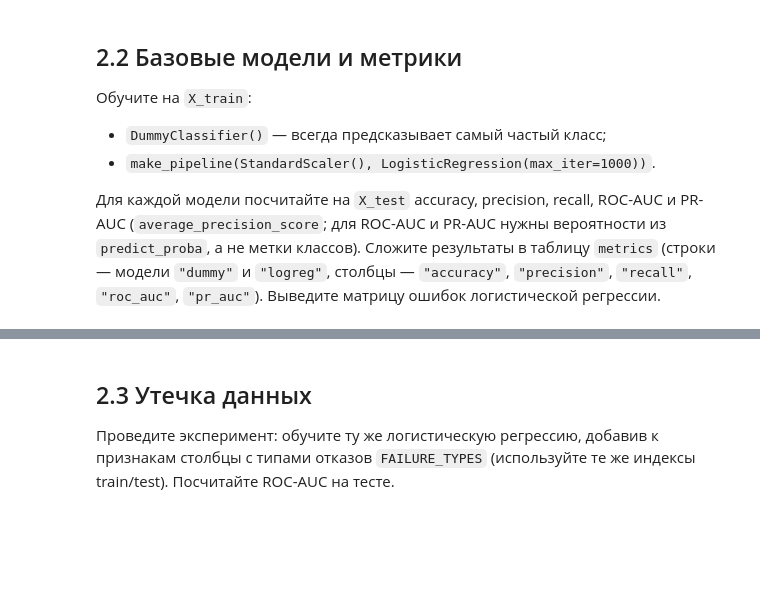
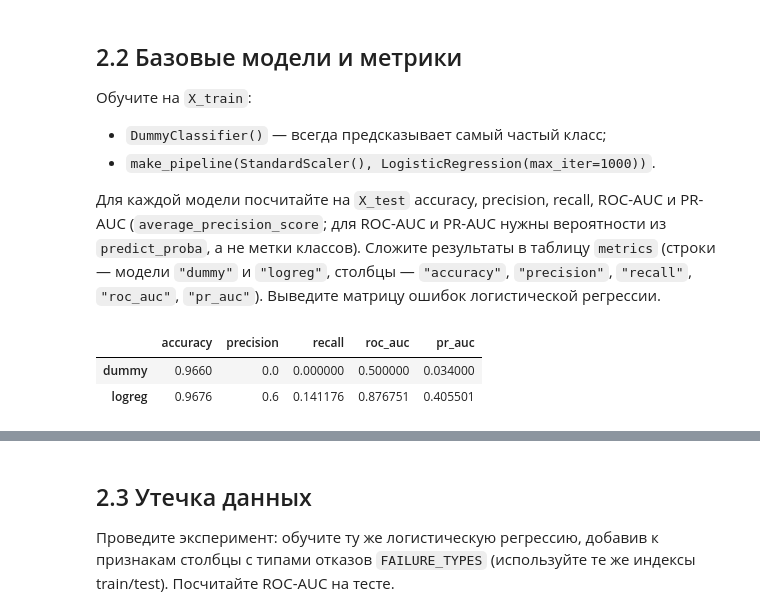
Before and after one commit to SashaVeremchuk/GP_ML_2026, a Jupyter notebook: Seminar_2_HW.ipynb, the cells around one changed output, grey strips where cells are left out. Cells and saved outputs as stored; diff of their text form; code cells hidden in the pictures; blank space fills up the shorter version.

```diff
--- a/Seminar_2_HW.ipynb
+++ b/Seminar_2_HW.ipynb
@@ -295,3 +311,43 @@ metrics
+# %%
+# DummyClassifier
+dummy = DummyClassifier()   # <ВАШ КОД>
+dummy.fit(X_train, y_train)
+
+# LogisticRegression
+logreg = make_pipeline(StandardScaler(), LogisticRegression(max_iter=1000))  # <ВАШ КОД>
+logreg.fit(X_train, y_train)
+
+# Предсказания на тестовой выборке
+y_pred_dummy = dummy.predict(X_test)
+y_proba_dummy = dummy.predict_proba(X_test)[:, 1]
+
+y_pred_logreg = logreg.predict(X_test)
+y_proba_logreg = logreg.predict_proba(X_test)[:, 1]
+
+# собираем метрики в словарь
+metrics_dict = {
+    "dummy": {
+        "accuracy": accuracy_score(y_test, y_pred_dummy),
+        "precision": precision_score(y_test, y_pred_dummy, zero_division=0),
+        "recall": recall_score(y_test, y_pred_dummy),
+        "roc_auc": roc_auc_score(y_test, y_proba_dummy),
+        "pr_auc": average_precision_score(y_test, y_proba_dummy),
+    },
+    "logreg": {
+        "accuracy": accuracy_score(y_test, y_pred_logreg),
+        "precision": precision_score(y_test, y_pred_logreg),
+        "recall": recall_score(y_test, y_pred_logreg),
+        "roc_auc": roc_auc_score(y_test, y_proba_logreg),
+        "pr_auc": average_precision_score(y_test, y_proba_logreg),
+    },
+}
+
+metrics = pd.DataFrame.from_dict(metrics_dict, orient="index")  # <ВАШ КОД>
+metrics
+# %% [output]
+|  | accuracy | precision | recall | roc_auc | pr_auc |
+| dummy | 0.9660 | 0.0 | 0.000000 | 0.500000 | 0.034000 |
+| logreg | 0.9676 | 0.6 | 0.141176 | 0.876751 | 0.405501 |
 # %%
 # Проверка (не изменяйте)
 assert set(metrics.index) == {"dummy", "logreg"}
```
Also changed, not shown: parts of 31 cells of this notebook.
